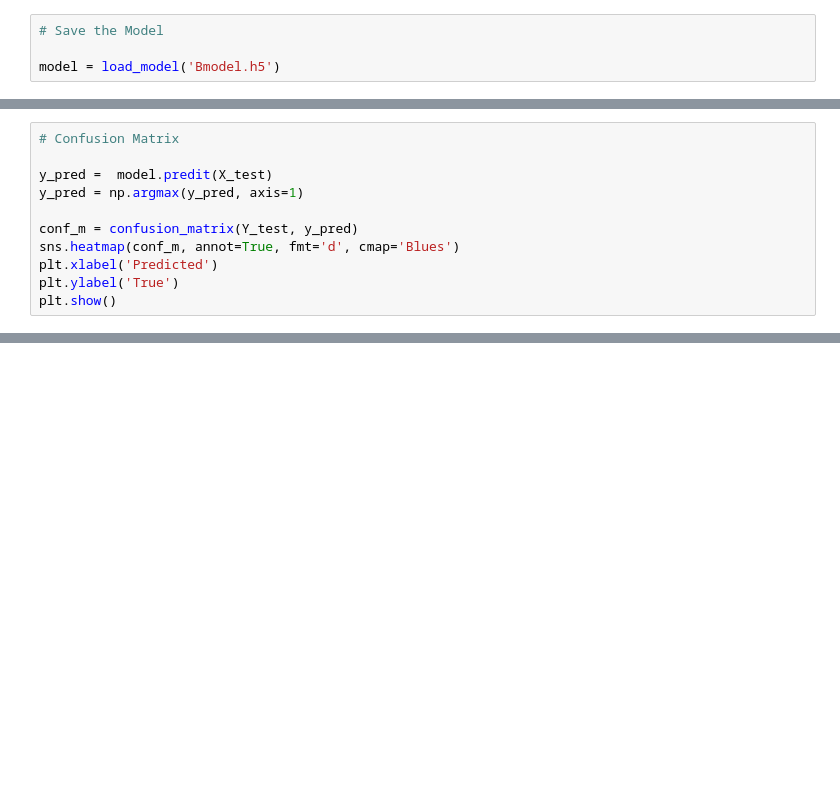
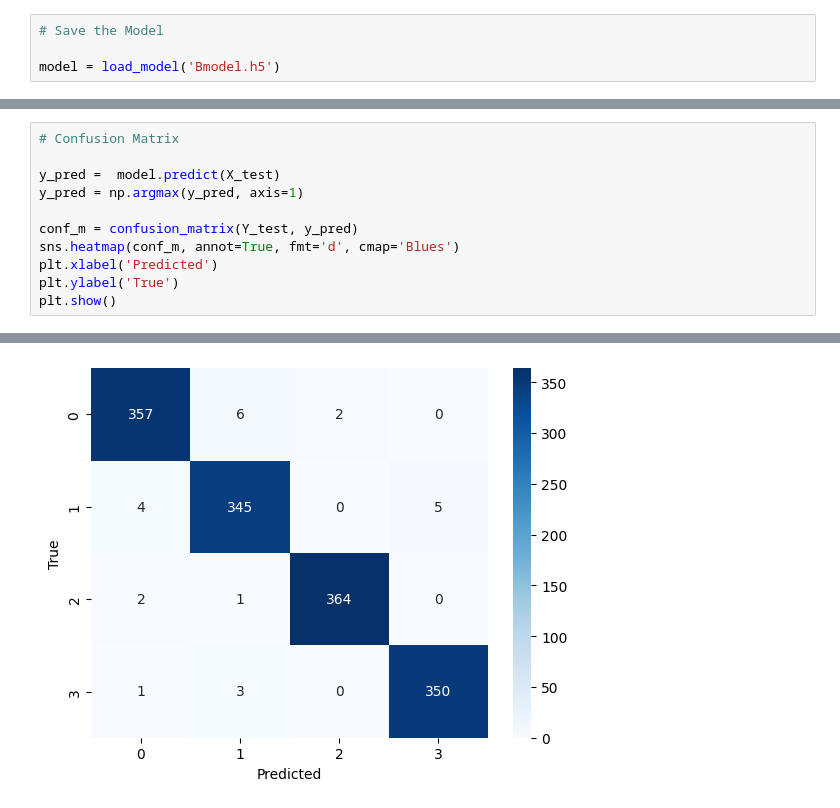
Before and after one commit to vanessaconstantia/Brain-Tumor-MRI-Classification, a Jupyter notebook: notebooks/model_ResNet50_vers1.ipynb, the cells around one changed output, grey strips where cells are left out. Saved outputs shown, nothing was run; the diff lists cells and outputs as text; blank space fills up the shorter version.

Commit message:
erbaikan model ResNet50_versi1

```diff
--- a/notebooks/model_ResNet50_vers1.ipynb
+++ b/notebooks/model_ResNet50_vers1.ipynb
@@ -172,7 +227,7 @@ plt.show()
 # %%
 # Confusion Matrix
 
-y_pred =  model.predit(X_test)
+y_pred =  model.predict(X_test)
 y_pred = np.argmax(y_pred, axis=1)
 
 conf_m = confusion_matrix(Y_test, y_pred)
@@ -180,3 +235,4 @@ sns.heatmap(conf_m, annot=True, fmt='d', cmap='Blues')
 plt.xlabel('Predicted')
 plt.ylabel('True')
 plt.show()
+# %% [output]
@@ -183,3 +240,4 @@ plt.show()
+[figure, added]
 # %%
 # Classification Report
 
```
Also changed, not shown: parts of 12 cells of this notebook.
